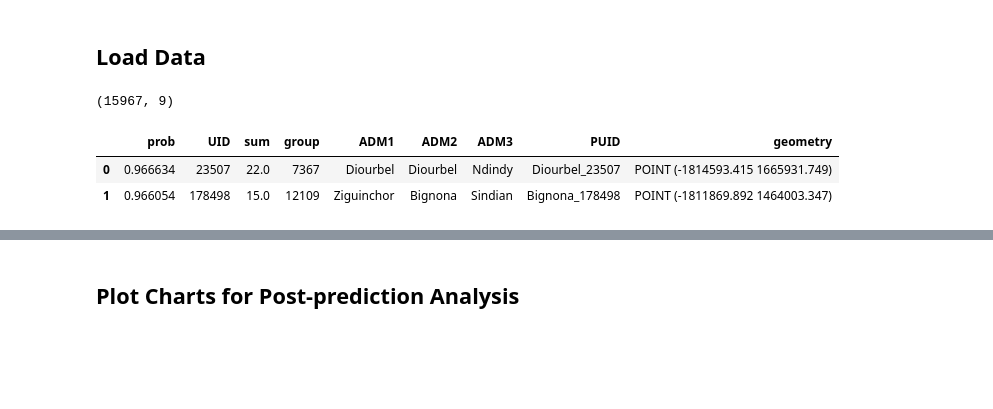
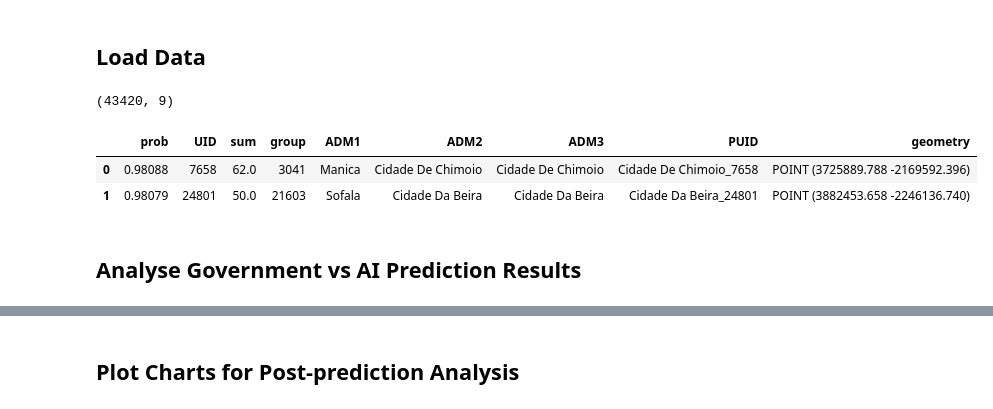
Before and after one commit to unicef/giga-global-school-mapping, a Jupyter notebook: notebooks/10_post_analysis.ipynb, the cells around one changed output, grey strips where cells are left out. Cells and saved outputs as stored; diff of their text form; code cells hidden in the pictures; blank space fills up the shorter version.

```diff
--- a/notebooks/10_post_analysis.ipynb
+++ b/notebooks/10_post_analysis.ipynb
@@ -12,7 +12,7 @@ from utils import config_utils
 # %% [markdown]
 ## Load Config Files
 # %%
-iso_code = "SEN"
+iso_code = "MOZ"
 data_config_file = os.path.join(os.getcwd(), "configs/data_configs/data_config_ISO_AF.yaml")
 model_config_file = os.path.join(os.getcwd(), "configs/best_models.yaml")
 data_config = config_utils.load_config(data_config_file)
@@ -22,12 +22,14 @@ model_config = config_utils.load_config(model_config_file)
 # %%
 model_config = config_utils.load_config(model_config_file)
 master = post_utils.read_file(iso_code, model_config, source="master")
 osm = post_utils.read_file(iso_code, model_config, source="osm_overture")
-preds = post_utils.read_file(iso_code, model_config, source="preds")
+preds = post_utils.read_file(iso_code, model_config, cam_method="gradcamelementwise", source="preds")
 print(preds.shape)
 preds.head(2)
 # %% [output]
-(15967, 9)
+(43420, 9)
 |  | prob | UID | sum | group | ADM1 | ADM2 | ADM3 | PUID | geometry |
-| 0 | 0.966634 | 23507 | 22.0 | 7367 | Diourbel | Diourbel | Ndindy | Diourbel_23507 | POINT (-1814593.415 1665931.749) |
-| 1 | 0.966054 | 178498 | 15.0 | 12109 | Ziguinchor | Bignona | Sindian | Bignona_178498 | POINT (-1811869.892 1464003.347) |
+| 0 | 0.98088 | 7658 | 62.0 | 3041 | Manica | Cidade De Chimoio | Cidade De Chimoio | Cidade De Chimoio_7658 | POINT (3725889.788 -2169592.396) |
+| 1 | 0.98079 | 24801 | 50.0 | 21603 | Sofala | Cidade Da Beira | Cidade Da Beira | Cidade Da Beira_24801 | POINT (3882453.658 -2246136.740) |
+# %% [markdown]
+## Analyse Government vs AI Prediction Results
```
Also changed, not shown: parts of 7 cells of this notebook, 2 other files.
